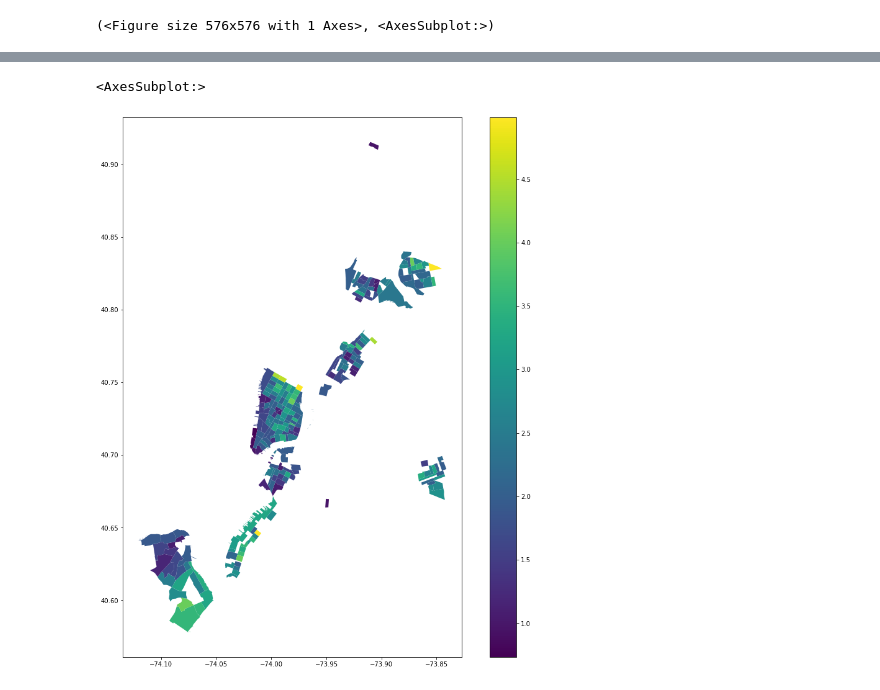
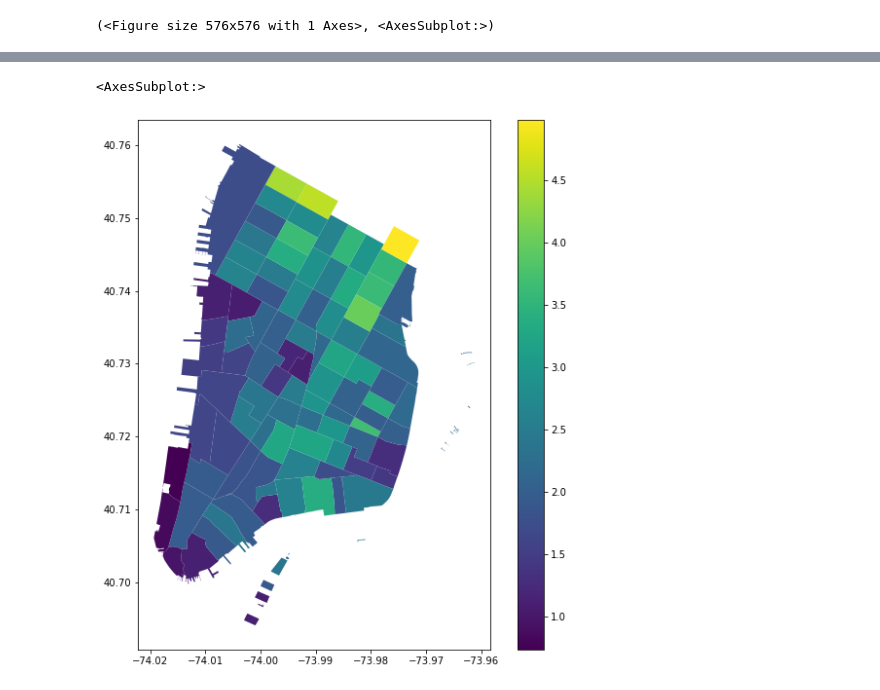
Before and after one commit to clyman23/spoke, a Jupyter notebook: notebooks/maxdumas/average_danger_by_cta.ipynb, the cells around one changed output, grey strips where cells are left out. Saved outputs shown, nothing was run; the diff lists cells and outputs as text; code cells hidden in the pictures.

Commit message:
Show average danger per cta

```diff
--- a/notebooks/maxdumas/average_danger_by_cta.ipynb
+++ b/notebooks/maxdumas/average_danger_by_cta.ipynb
@@ -46,6 +80,6 @@ danger_by_tract_df.head()
 # %%
 tract_gdf['ct2010'] = tract_gdf['ct2010'].apply(int)
-tract_danger_gdf = tract_gdf.merge(danger_by_tract_df, how='inner', left_on='ct2010', right_index=True)
-tract_danger_gdf.head()
+tract_danger_gdf = tract_gdf.query('boro_code == "1"').merge(danger_by_tract_df, how='inner', left_on='ct2010', right_index=True)
+tract_danger_gdf
 # %% [output]
 |  | boro_code | boro_ct201 | boro_name | cdeligibil | ct2010 | ctlabel | ntacode | ntaname | puma | shape_area | ... |
@@ -57,5 +98,5 @@ tract_danger_gdf.head()
 # %%
-tract_danger_gdf.plot(column='DANGER', cmap='viridis', legend=True, figsize=(16, 16))
+tract_danger_gdf.plot(column='DANGER', cmap='viridis', legend=True, figsize=(10, 10))
 # %% [output]
 <AxesSubplot:>
-[figure, old version]
+[figure, new version]
```
Also changed, not shown: parts of 4 cells of this notebook.
